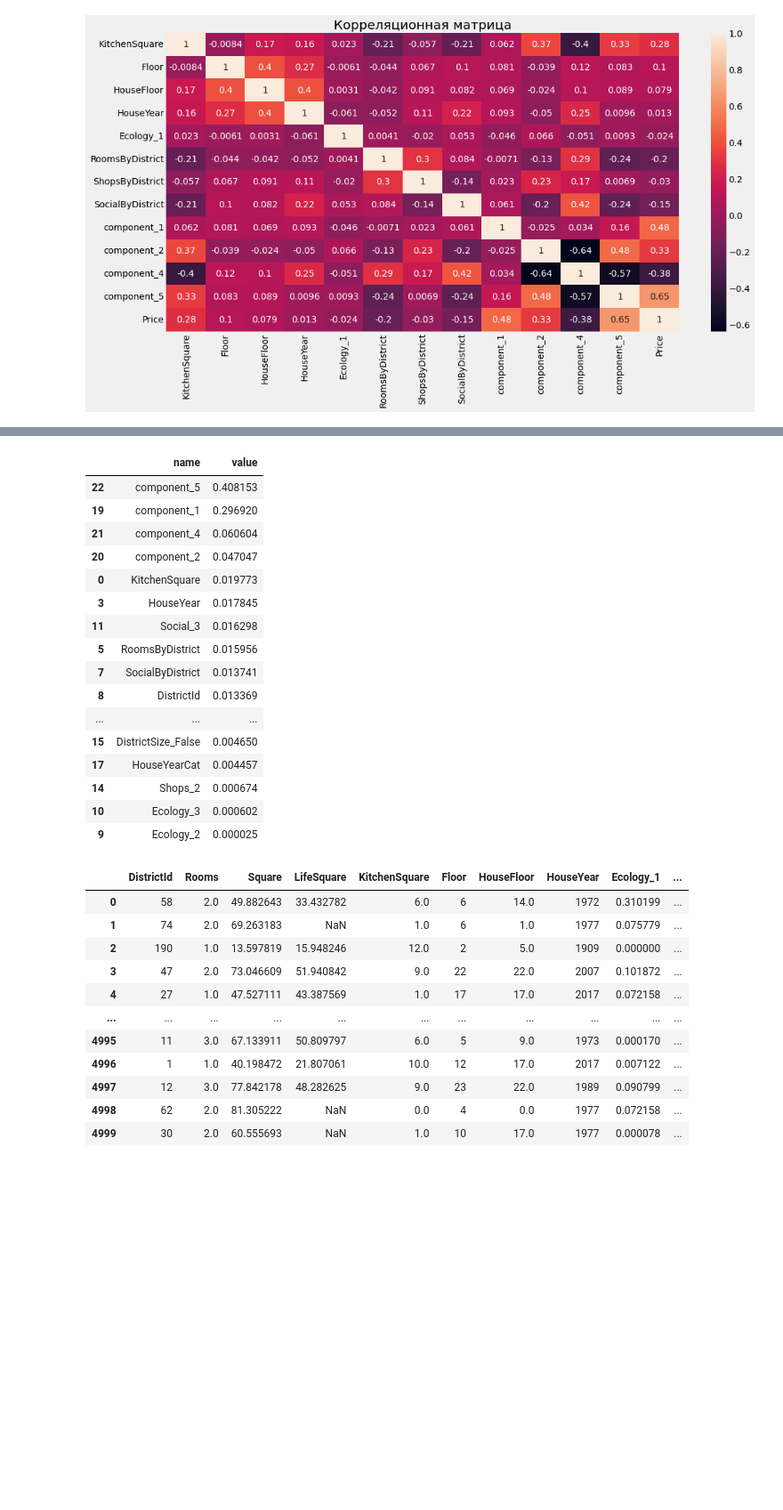
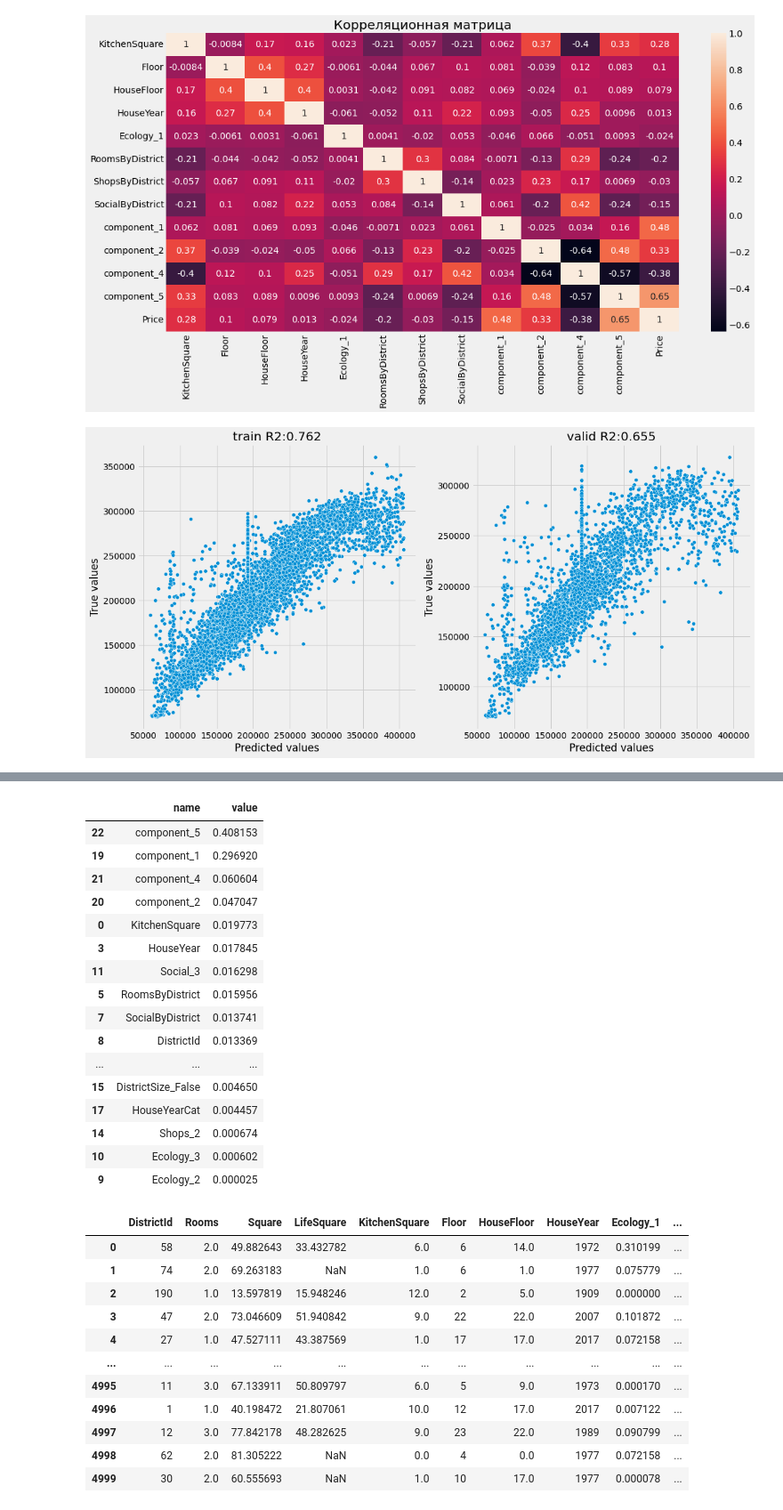
Before and after one commit to BlackStoneShadow/Python, a Jupyter notebook: MLearning/DSLibraries/Summary/Task1.ipynb, the cells around one changed output, grey strips where cells are left out. Shown at 89% size. Saved outputs shown, nothing was run; the diff lists cells and outputs as text; code cells hidden in the pictures; blank space fills up the shorter version.

```diff
--- a/MLearning/DSLibraries/Summary/Task1.ipynb
+++ b/MLearning/DSLibraries/Summary/Task1.ipynb
@@ -151,11 +151,6 @@ class DataPipeline:
 
         assert self.feature is not None
 
-    @property
-    def r2(self):
-        """коэффициент детерминации"""
-        return self.__r2__
-
     def sc_data(func):
         """Декоратор стандартизации"""
         def wrapper(self):
@@ -174,7 +169,6 @@ class DataPipeline:
             # понижение размерности
             self.sc_train_data = DataFrame(self.resize(self.sc_train_data))
 
-
             print("test")
             # стандартизация теста
             self.sc_test_data = func(self, self.test_data)
@@ -189,6 +183,10 @@ class DataPipeline:
     @sc_data
     def transform(self, data):
         """Трансформация данных"""
+        data_train = None
+        if len(data) == 2:
+            data, data_train = data
+
         # удаляем id
         data.drop("Id", axis=1, inplace=True, errors="ignore")
         # значений не много переводим в категориальный тип
@@ -312,22 +310,41 @@ class DataPipeline:
 
         model.fit(X_train, y_train)
 
-        y_pred = model.predict(X_valid)
-
-        self.__r2__ = r2_score(y_valid, y_pred)
-
         return model
 
-    def predict(self, model):
+    def predict(self, model, data):
         """Предсказание зависимой переменной"""
 
-        return model.predict(self.sc_test_data)
+        return model.predict(data)
 
     def importances(self, model):
         """оценка признаков модели"""
 
         return pd.DataFrame(zip(self.sc_train_data.columns, model.feature_importances_),\
                             columns = ['name', 'value']).sort_values(by = 'value', ascending = False)
+
+    def scatterplot(self, data):
+        """график scatterplot качесива модели"""
+        X_train, X_valid, y_train, y_valid = self.split(data[[item for item in data.columns if item != self.target]],\
+                                                        data[self.target])
+
+        y_pred = self.predict(model, X_train)
+
+        plt.subplot(121)
+        plt.xlabel('Predicted values')
+        plt.ylabel('True values')
+        plt.title(f"train R2:{round(r2(y_train, y_pred), 3)}")
+        sns.scatterplot(x = y_train, y = y_pred)
+
+        y_pred = self.predict(model, X_valid)
+
+        plt.subplot(122)
+        plt.xlabel('Predicted values')
+        plt.ylabel('True values')
+        plt.title(f"valid R2:{round(r2(y_valid, y_pred), 3)}")
+        sns.scatterplot(x = y_valid, y = y_pred)
+
+        plt.show()
 
     def plot(self, data):
         """график plot"""
@@ -484,14 +501,14 @@ pipeline.corrplot(df)
 # %%
 %%time
 #params = pipeline.search_param(pipeline.train_data)
 
 #print(params)
 
 params = {'criterion': 'friedman_mse', 'max_depth': 9, 'max_features': 9, 'n_estimators': 90, 'random_state': 42}
 
 model = pipeline.fit(RandomForestRegressor(**params))
 
-print(f"R2={pipeline.r2:.2f}")
-
+pipeline.scatterplot(df)
 pipeline.importances(model)
 # %% [output]
+[figure, added]
```
Also changed, not shown: parts of 6 cells of this notebook.
